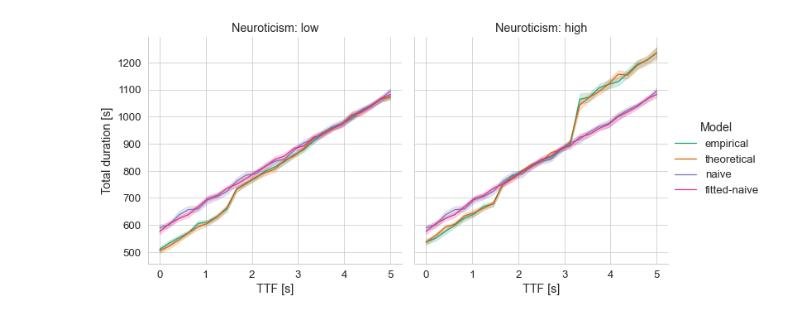
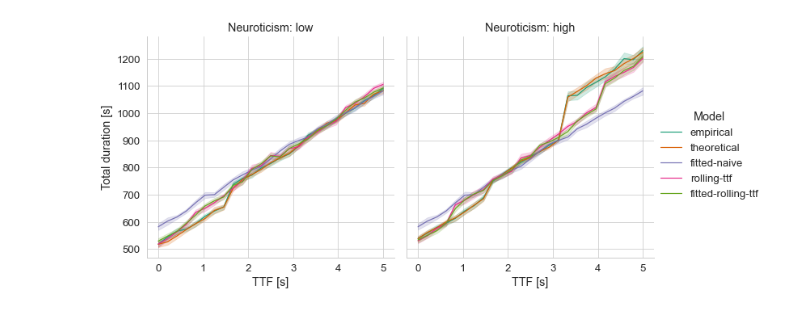
Before and after one commit to vnmo/EdgeDroid2, a Jupyter notebook: analysis/plot_scaling_ttf_results.ipynb, the cells around one changed output. Cells and saved outputs as stored; diff of their text form; code cells hidden in the pictures.

```diff
--- a/analysis/plot_scaling_ttf_results.ipynb
+++ b/analysis/plot_scaling_ttf_results.ipynb
@@ -53,35 +53,35 @@ _end_steps.loc[end_steps["neuroticism"] == "high", "neuro_group"] = "high"
 
 na_data = _end_steps.loc[_end_steps["neuroticism"] == "n/a"].copy()
 na_data["neuro_group"] = "high"
 _end_steps = pd.concat((_end_steps, na_data), ignore_index=True)
 _end_steps["neuro_group"] = _end_steps["neuro_group"].astype(pd.CategoricalDtype(["low", "high"], ordered=True))
 
 
 fg = sns.relplot(
     kind="line",
     data=_end_steps,
     # err_style="bars",
     x="ttf",
     y="cumulative_duration",
     # style="model",
     hue="model",
     col="neuro_group",
-    hue_order=["empirical", "theoretical", "naive", "fitted-naive",],
+    hue_order=["empirical", "theoretical", "fitted-naive", "rolling-ttf", "fitted-rolling-ttf"],
     # hue="neuroticism",
     # col="reference",
     # hue_order=["low", "high", "n/a"],
     # markers=["v", "^", "X"],
     markersize=7,
 )
 fg.set_axis_labels("TTF [s]", "Total duration [s]")
 fg.set_titles("Neuroticism: {col_name}", "")
 fg.legend.set_title("Model")
 # fg.set(yscale="log")
 plt.show()
 
 del _end_steps
 # %% [output]
-[figure, old version]
+[figure, new version]
 # %%
 max_durations = end_steps[end_steps.ttf == end_steps.ttf.max()].groupby(["model", "neuroticism"], observed=True)["cumulative_duration"].mean()
 (max_durations - max_durations[("fitted-naive", "n/a")])/max_durations[("fitted-naive", "n/a")]
```
Also changed, not shown: parts of 8 cells of this notebook, 35 other files.
